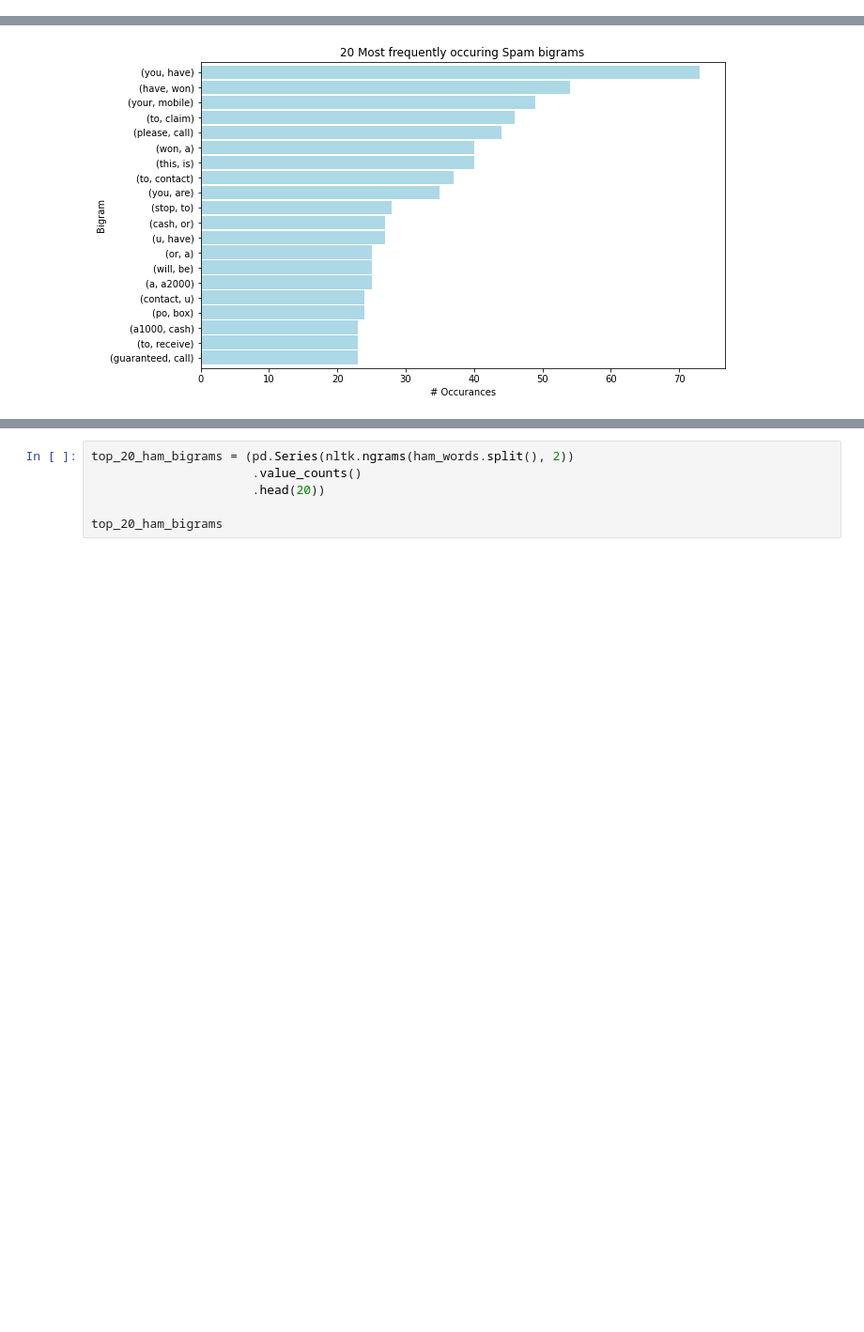
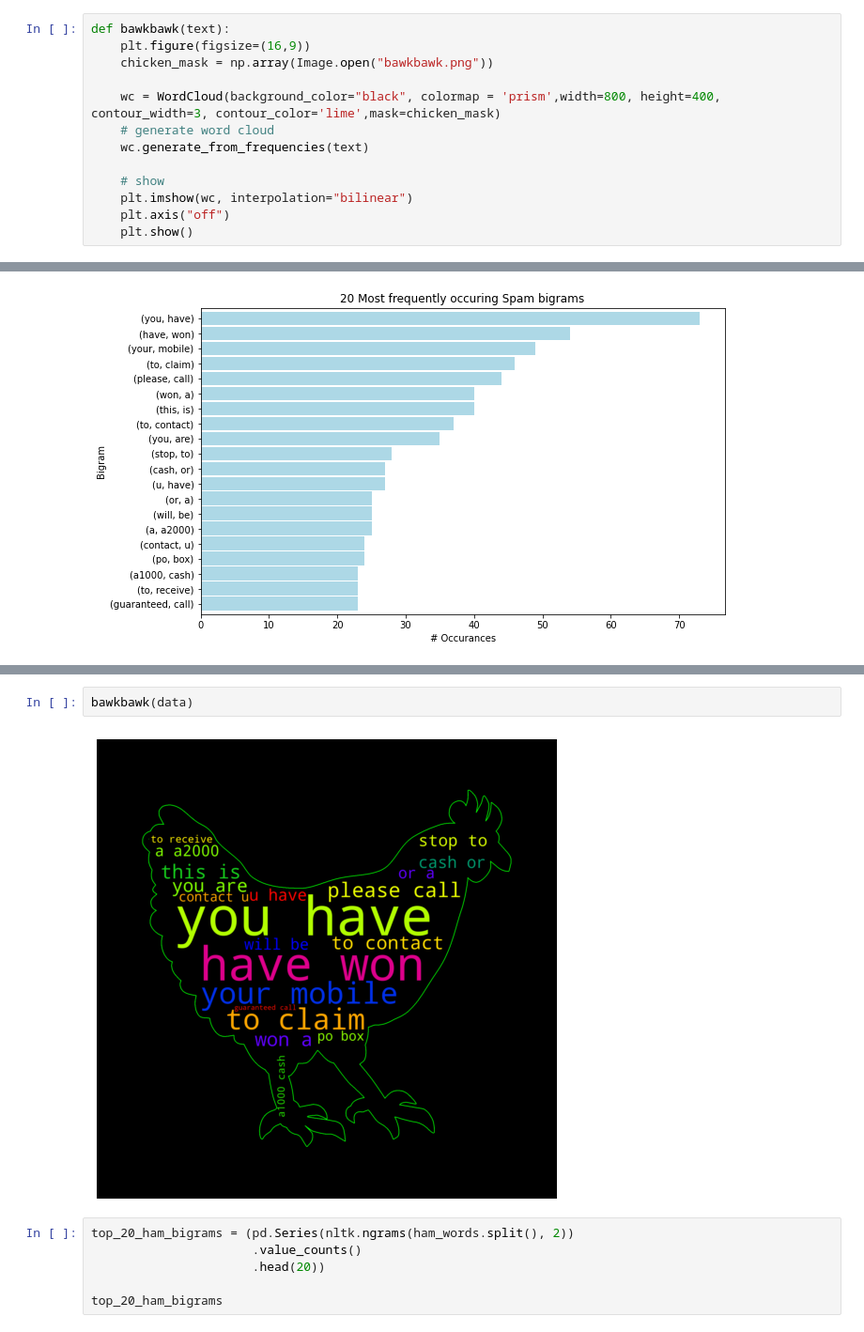
Before and after one commit to annah-vu/natural-language-processing-exercises, a Jupyter notebook: explore_exercise.ipynb, the cells around one changed output, grey strips where cells are left out. Shown at 94% size. Saved outputs shown, nothing was run; the diff lists cells and outputs as text; blank space fills up the shorter version.

Commit message:
influx of chickens

```diff
--- a/explore_exercise.ipynb
+++ b/explore_exercise.ipynb
@@ -22,6 +22,19 @@ def chicken(text):
     plt.imshow(wc, interpolation="bilinear")
     plt.axis("off")
     plt.show()
+# %%
+def bawkbawk(text):
+    plt.figure(figsize=(16,9))
+    chicken_mask = np.array(Image.open("bawkbawk.png"))
+
+    wc = WordCloud(background_color="black", colormap = 'prism',width=800, height=400, contour_width=3, contour_color='lime',mask=chicken_mask)
+    # generate word cloud
+    wc.generate_from_frequencies(text)
+
+    # show
+    plt.imshow(wc, interpolation="bilinear")
+    plt.axis("off")
+    plt.show()
 # %% [markdown]
 ## 1.) Spam Dataset
 # %% [markdown]
@@ -132,3 +151,7 @@ Top Bigrams for Spam
+# %%
+bawkbawk(data)
+# %% [output]
+[figure, added]
 # %%
 top_20_ham_bigrams = (pd.Series(nltk.ngrams(ham_words.split(), 2))
                       .value_counts()
```
Also changed, not shown: parts of 52 cells of this notebook.
